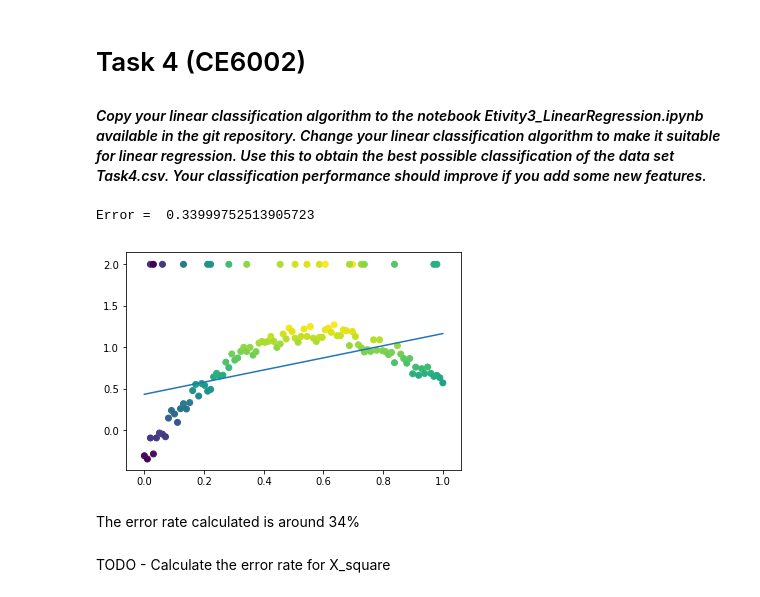
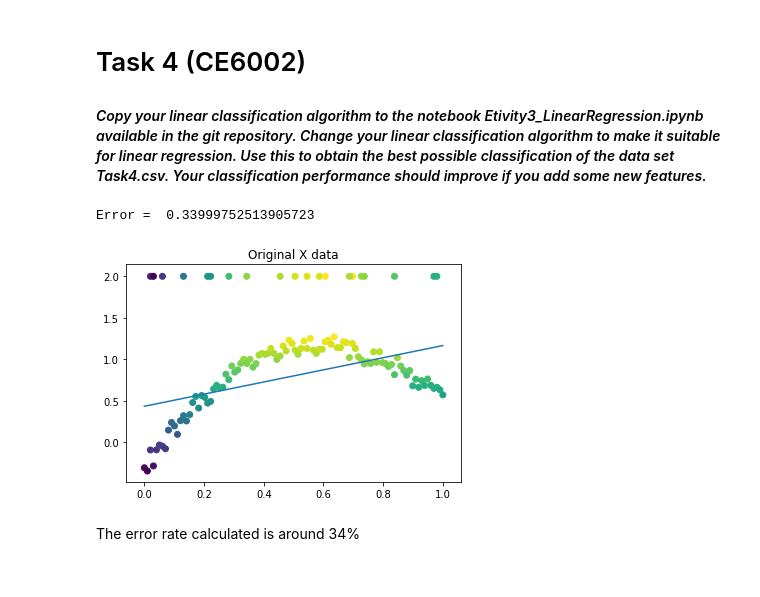
Before and after one commit to vipulpopat/MSCAI_Sem1_Etivity3, a Jupyter notebook: Etivity3_ID18195121_LinearRegression.ipynb, the cells around one changed output. Drawn from its saved outputs; the diff is of its cells as text; code cells hidden in the pictures.

```diff
--- a/Etivity3_ID18195121_LinearRegression.ipynb
+++ b/Etivity3_ID18195121_LinearRegression.ipynb
@@ -85,7 +85,7 @@ def calc_polynom(weights, X):
         h += weights[i]*X ** i
     return h
 
-def plot_data_and_algorithm(X, y, alg):
+def plot_data_and_algorithm(X, y, alg, title):
     test_train_ratio = 0.2
     X_shuffled, y_shuffled = shuffle(X, y, random_state=0)
     X_train, X_test, y_train, y_test = train_test_split(X_shuffled, y_shuffled, test_size=test_train_ratio, random_state=0)
@@ -97,6 +97,7 @@ def plot_data_and_algorithm(X, y, alg):
     s = len(X[:,1])
     x_line = np.linspace(minx, maxx, s)
     y_line = calc_polynom(alg.coef_, x_line)
+    plt.title(title)
     plt.plot(x_line, y_line)
 
 
@@ -117,15 +118,12 @@ def point_on_boundary_lin(weights, x):
     return -(weights[0]+weights[1]*x)/weights[2]
 # %%
 bias = np.ones(len(X))
-X_with_bias =  np.vstack((bias,X))
-Xt = X_with_bias.T
+X_input =  np.c_[bias,X]
 
 p = LearningAlgorithm()
-plot_data_and_algorithm(Xt, y.T, p)
+plot_data_and_algorithm(X_input, y.T, p, 'Original X data')
 # %% [output]
 Error =  0.33999752513905723
-[figure, old version]
+[figure, new version]
 # %% [markdown]
 The error rate calculated is around 34%
-# %% [markdown]
-TODO - Calculate the error rate for X_square
```
Also changed, not shown: parts of 7 cells of this notebook.
